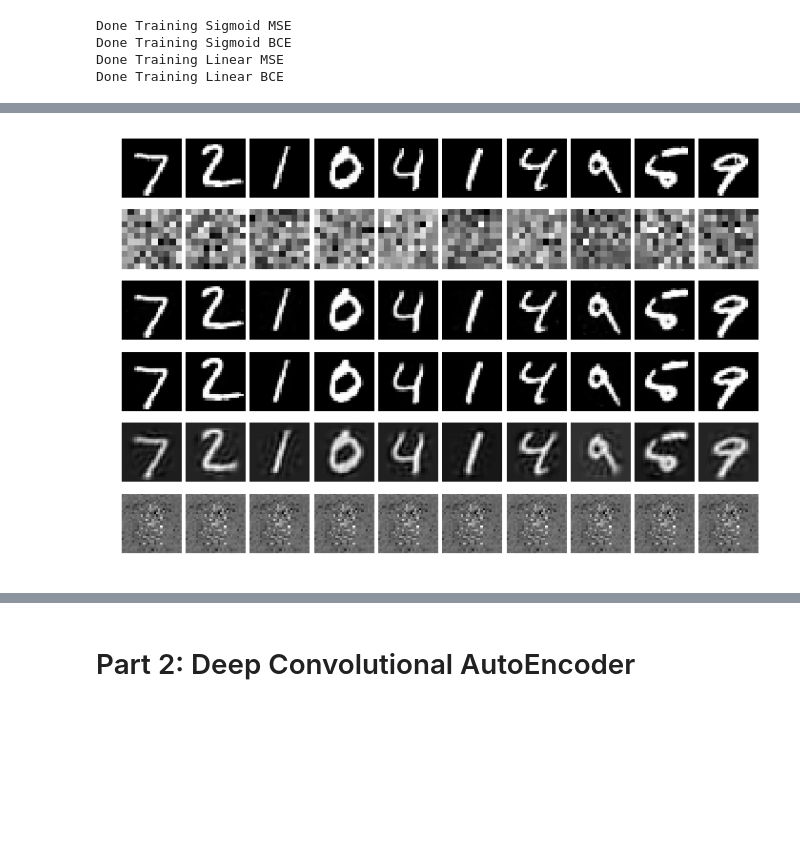
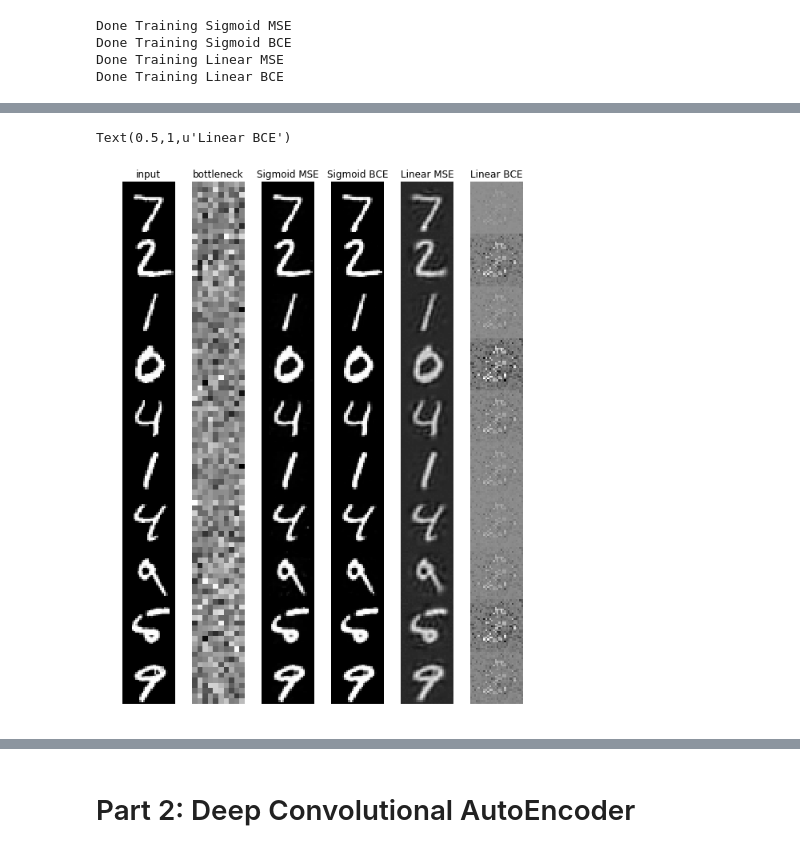
Before and after one commit to Salazar-Prime/deep_forget, a Jupyter notebook: Project 2 Autoencoders/Project_2_Student_code.ipynb, the cells around one changed output, grey strips where cells are left out. Cells and saved outputs as stored; diff of their text form; code cells hidden in the pictures; blank space fills up the shorter version.

```diff
--- a/Project 2 Autoencoders/Project_2_Student_code.ipynb
+++ b/Project 2 Autoencoders/Project_2_Student_code.ipynb
@@ -146,39 +144,46 @@ encoder_rep = new_model([data_test_part1])[0]
 # %%
 #Show samples of 10 images, their hidden layer representations, and their reconstructions
 #FILL THIS CODE BLOCK IN AND PRODUCE SAMPLES
-fig = plt.figure(figsize=(12,8))
-gs = plt.GridSpec(6, 10, wspace=0.05)
+fig = plt.figure(figsize=(6,12))
+fig.subplots_adjust(right=1.3)
+plt.gray()
 
-for i in range(10):
-    # plot training
-    ax = fig.add_subplot(gs[0,i])
-    ax.imshow(data_test_part1[i].reshape(-1, 28))
-    ax.axis('off')
+# input
+ax = fig.add_subplot(1,6,1)
+ax.imshow(data_test_part1[0:10].reshape(-1,28))
+ax.axis('off')
+ax.set_title('input')
 
-    # plot bottleneck
-    ax = fig.add_subplot(gs[1,i])
-    ax.imshow(encoder_rep[i].reshape(-1, 10))
-    ax.axis('off')
+# bottleneck
+ax = fig.add_subplot(1,6,2)
+ax.imshow(encoder_rep[0:10].reshape(-1, 10))
+ax.axis('off')
+ax.set_title('bottleneck')
 
-    # plot output
-    ax = fig.add_subplot(gs[2,i])
-    ax.imshow(predicted_data_sig_mse[i].reshape(-1, 28))
-    ax.axis('off')
+# sigmoid MSE
+ax = fig.add_subplot(1,6,3)
+ax.imshow(predicted_data_sig_mse[0:10].reshape(-1,28))
+ax.axis('off')
+ax.set_title('Sigmoid MSE')
 
-    # plot output
-    ax = fig.add_subplot(gs[3,i])
-    ax.imshow(predicted_data_sig_bce[i].reshape(-1, 28))
-    ax.axis('off')
+# sigmoid BCE
+ax = fig.add_subplot(1,6,4)
+ax.imshow(predicted_data_sig_bce[0:10].reshape(-1,28))
+ax.axis('off')
+ax.set_title('Sigmoid BCE')
 
-    # plot output
-    ax = fig.add_subplot(gs[4,i])
-    ax.imshow(predicted_data_lin_mse[i].reshape(-1, 28))
-    ax.axis('off')
+# Linear MSE
+ax = fig.add_subplot(1,6,5)
+ax.imshow(predicted_data_lin_mse[0:10].reshape(-1,28))
+ax.axis('off')
+ax.set_title('Linear MSE')
 
-    # plot output
-    ax = fig.add_subplot(gs[5,i])
-    ax.imshow(predicted_data_lin_bce[i].reshape(-1, 28))
-    ax.axis('off')
+# Linear BCE
+ax = fig.add_subplot(1,6,6)
+ax.imshow(predicted_data_lin_bce[0:10].reshape(-1,28))
+ax.axis('off')
+ax.set_title('Linear BCE')
 # %% [output]
+Text(0.5,1,u'Linear BCE')
-[figure, old version]
+[figure, new version]
 # %% [markdown]
```
Also changed, not shown: parts of 14 cells of this notebook.
